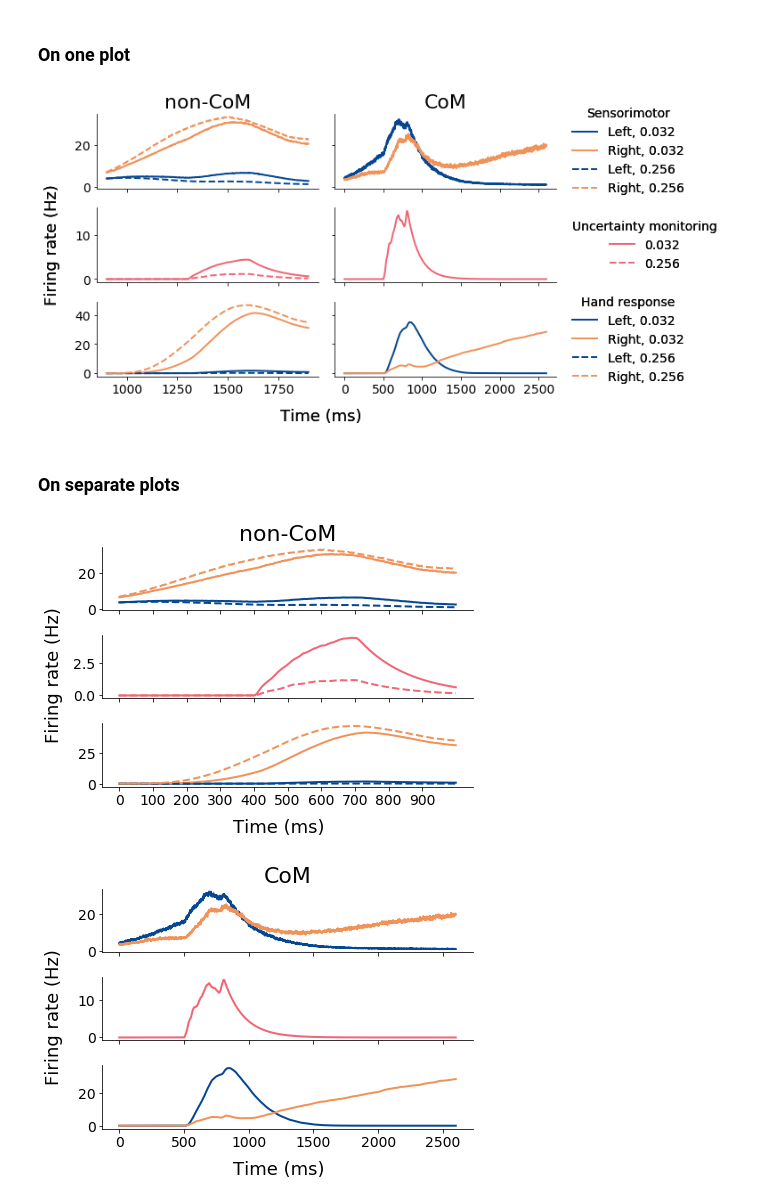
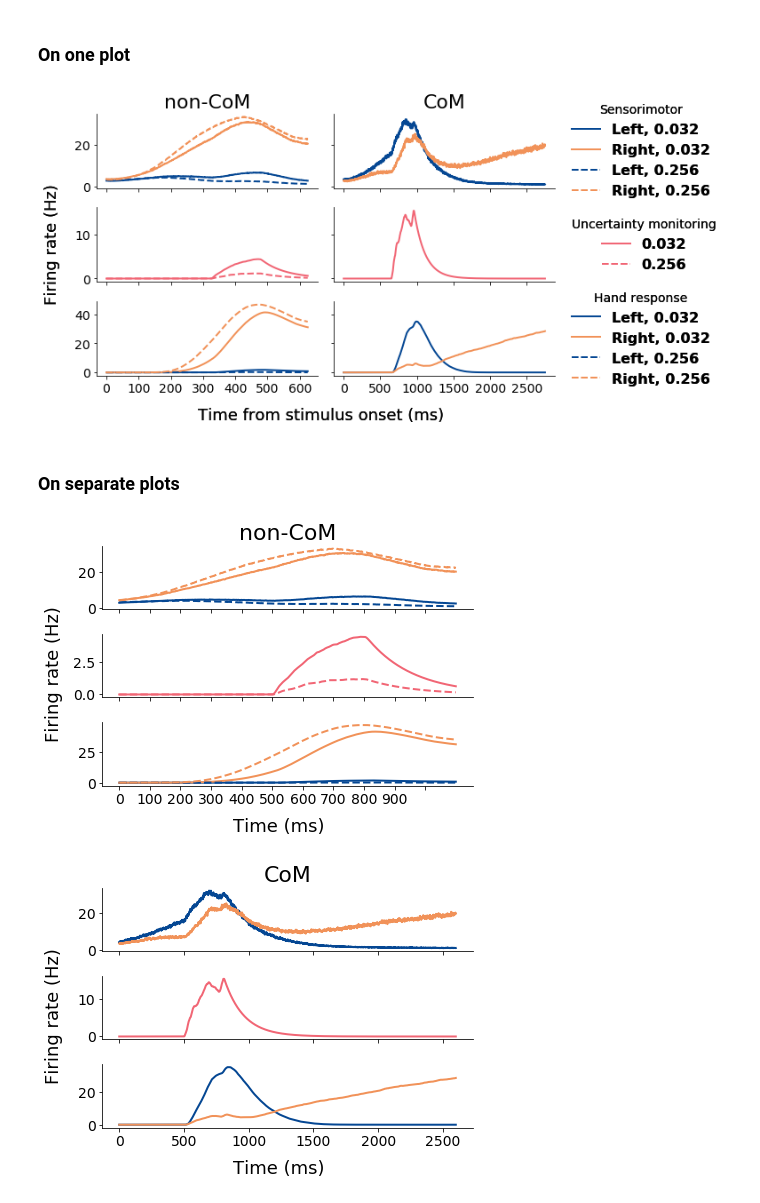
Before and after one commit to nidstigator/com_fixed_duration, a Jupyter notebook: analysis/modelling_results.ipynb, the cells around one changed output. Cells and saved outputs as stored; diff of their text form; code cells hidden in the pictures.

Commit message:
fixes to figure 6

```diff
--- a/analysis/modelling_results.ipynb
+++ b/analysis/modelling_results.ipynb
@@ -102,9 +102,9 @@ def plot_mean_timecourse(ax, activity_traces, activity_type, start, stop,
                color=right_color, linestyle='--', label='Right, 0.256')
 
 
-    fig.text(0.5, -0.05, 'Time (ms)', ha='center',fontsize=18)
+    fig.text(0.5, -0.05, 'Time from stimulus onset (ms)', ha='center',fontsize=18)
     fig.text(-0.04, 0.5,'Firing rate (Hz)', va='center', rotation='vertical',fontsize=18)
-    plt.xticks(np.arange(start,stop,step * step_multiplier), ticks)
+#     plt.xticks(np.arange(start,stop,step * step_multiplier), ticks)
 
     for axes in ax:
         axes.legend().set_visible(False)
@@ -112,41 +112,47 @@ def plot_mean_timecourse(ax, activity_traces, activity_type, start, stop,
 # %% [markdown]
 ### On one plot
 # %%
+legend_properties = {'weight':'bold'}
 fig, axes = plt.subplots(3, 2, sharex='col', sharey='row', figsize=(8,5))
 axes_left = axes.T[0]
 axes_right = axes.T[1]
-plot_mean_timecourse(axes_left, model_non_com_activity_traces, 'non-CoM', start=900,
-                     stop=1900, step=1, step_multiplier=100, ticks=np.arange(0, 1000, 100))
+plot_mean_timecourse(axes_left, model_non_com_activity_traces, 'non-CoM', start=650,
+                     stop=1900, step=1, step_multiplier=200, ticks=np.arange(0, 1200, 100))
 
-plot_mean_timecourse(axes_right, model_com_activity_traces, 'CoM', start=800,
-                     stop=3400, step=1, step_multiplier=500, ticks=np.arange(0, 2600, 500))
+plot_mean_timecourse(axes_right, model_com_activity_traces, 'CoM', start=650,
+                     stop=3400, step=1, step_multiplier=500, ticks=np.arange(0, 2860, 500))
 
 lines_row_1 = axes_left[0].get_lines()
 legend_1 = axes_right[0].legend(lines_row_1, [line.get_label() for line in lines_row_1],
                                 title='Sensorimotor', loc='center left', bbox_to_anchor= (1.05, 0.5), ncol=1,
-                                borderaxespad=0, frameon=False, fontsize=14, title_fontsize=14)
+                                borderaxespad=0, frameon=False, fontsize=14, title_fontsize=14,prop=legend_properties)
 
 lines_row_2 = axes_left[1].get_lines()
 legend_2 = axes_right[1].legend(lines_row_2, [line.get_label() for line in lines_row_2],
                                 title='Uncertainty monitoring', loc='center left', bbox_to_anchor= (1.05, 0.5), ncol=1,
-                                borderaxespad=0, frameon=False, fontsize=14, title_fontsize=14)
+                                borderaxespad=0, frameon=False, fontsize=14, title_fontsize=14,prop=legend_properties)
 
 lines_row_3 = axes_left[2].get_lines()
 legend_3 = axes_right[2].legend(lines_row_3, [line.get_label() for line in lines_row_3],
                                 title='Hand response', loc='center left', bbox_to_anchor= (1.05, 0.5), ncol=1,
-                                borderaxespad=0, frameon=False, fontsize=14, title_fontsize=14)
+                                borderaxespad=0, frameon=False, fontsize=14, title_fontsize=14,prop=legend_properties)
 
 fig.add_artist(legend_1)
 fig.add_artist(legend_2)
 fig.add_artist(legend_3)
+plt.sca(axes_left[2])
+plt.xticks(np.arange(650,1900,1 * 200), np.arange(0, 1200, 100))
+plt.sca(axes_right[2])
+plt.xticks(np.arange(650,3400,1 * 500), np.arange(0, 2860, 500))
+
 
 plt.savefig(os.path.join(save_path, 'model_activity.png'), bbox_inches='tight')
 # %% [output]
-[figure, old version]
+[figure, new version]
 # %% [markdown]
 ### On separate plots
 # %%
-start = 900
+start = 800
 stop = 1900
 step = 1
 step_multiplier = 100
@@ -159,7 +165,7 @@ plot_mean_timecourse(axes, model_non_com_activity_traces, 'non-CoM', start,
 
 plt.savefig(os.path.join(save_path, 'model_activity_non_com.png'), bbox_inches='tight')
 # %% [output]
-[figure, old version]
+[figure, new version]
 # %%
 start = 800
 stop =  3400
```
Also changed, not shown: 1 other file.
